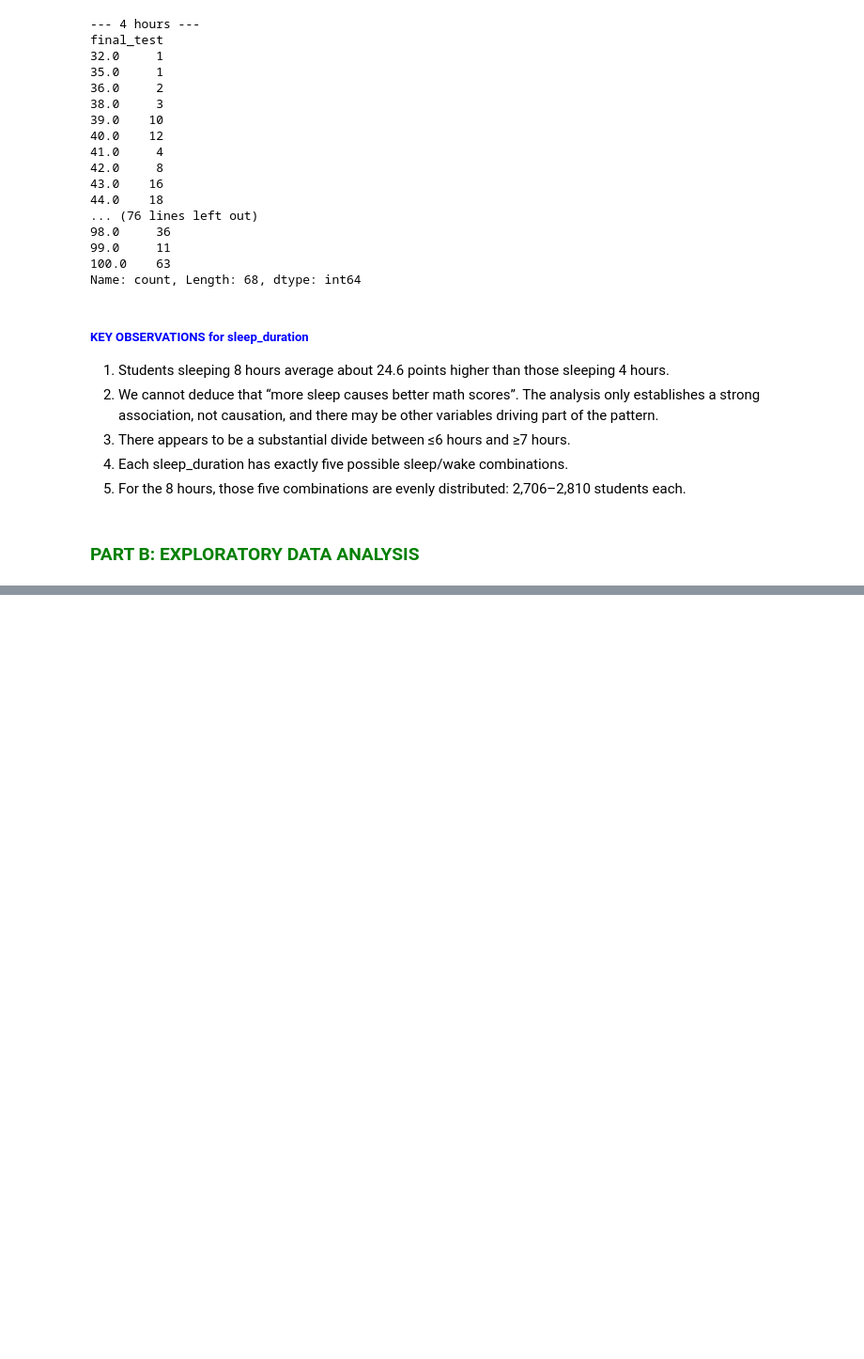
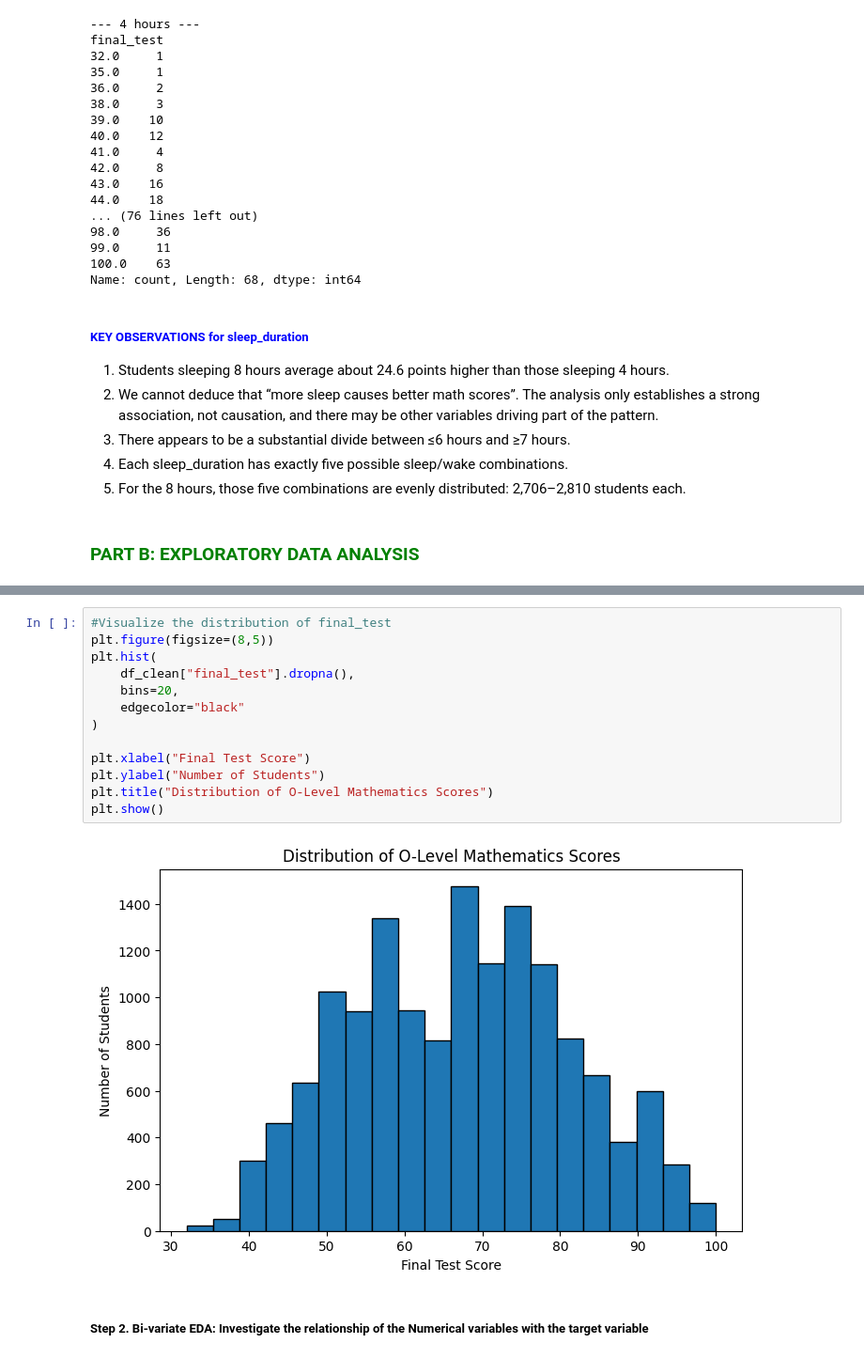
Before and after one commit to thedataanalyst-ylime/o-level-mathematics-performance-analysis, a Jupyter notebook: eda.ipynb, the cells around one changed output, grey strips where cells are left out. Shown at 94% size. Saved outputs shown, nothing was run; the diff lists cells and outputs as text; blank space fills up the shorter version.

Commit message:
Part B: EDA of categorical and numerical values

```diff
--- a/eda.ipynb
+++ b/eda.ipynb
@@ -1092,0 +1107,17 @@ df_clean["final_test"].describe()
+# %%
+#Visualize the distribution of final_test
+plt.figure(figsize=(8,5))
+plt.hist(
+    df_clean["final_test"].dropna(),
+    bins=20,
+    edgecolor="black"
+)
+
+plt.xlabel("Final Test Score")
+plt.ylabel("Number of Students")
+plt.title("Distribution of O-Level Mathematics Scores")
+plt.show()
+# %% [output]
+[figure, added]
+# %% [markdown]
+##### **Step 2. Bi-variate EDA: Investigate the relationship of the Numerical variables with the target variable**
```
Also changed, not shown: parts of 57 cells of this notebook.
